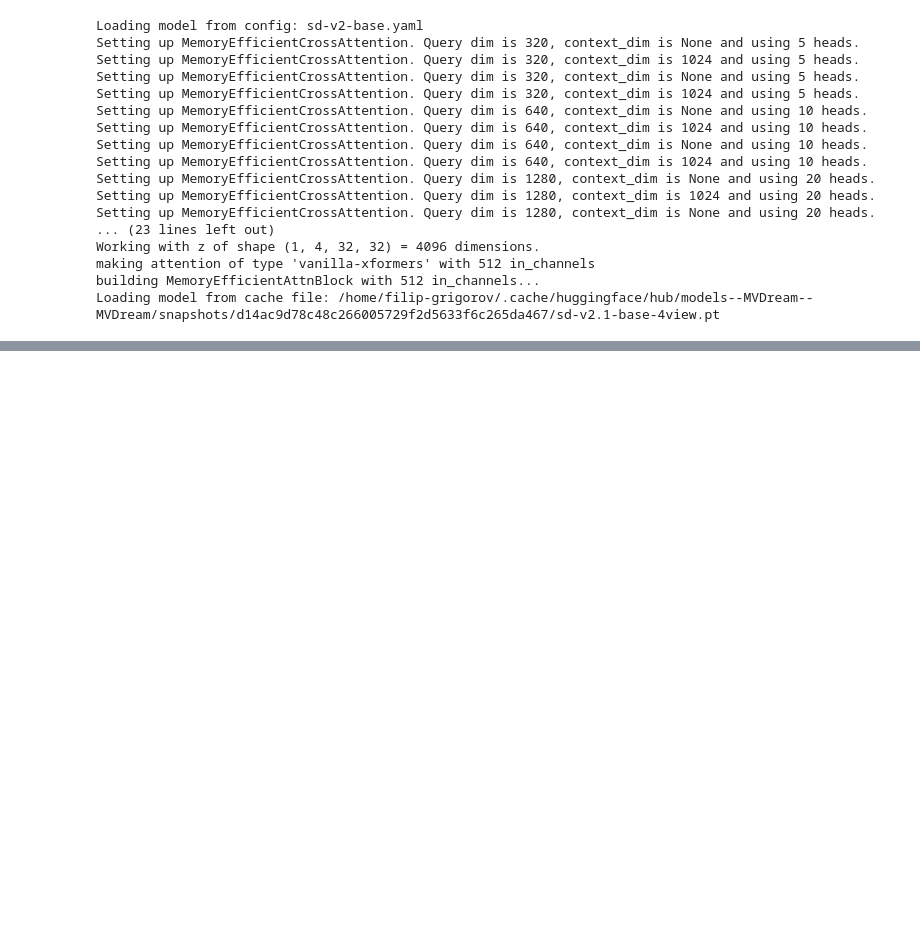
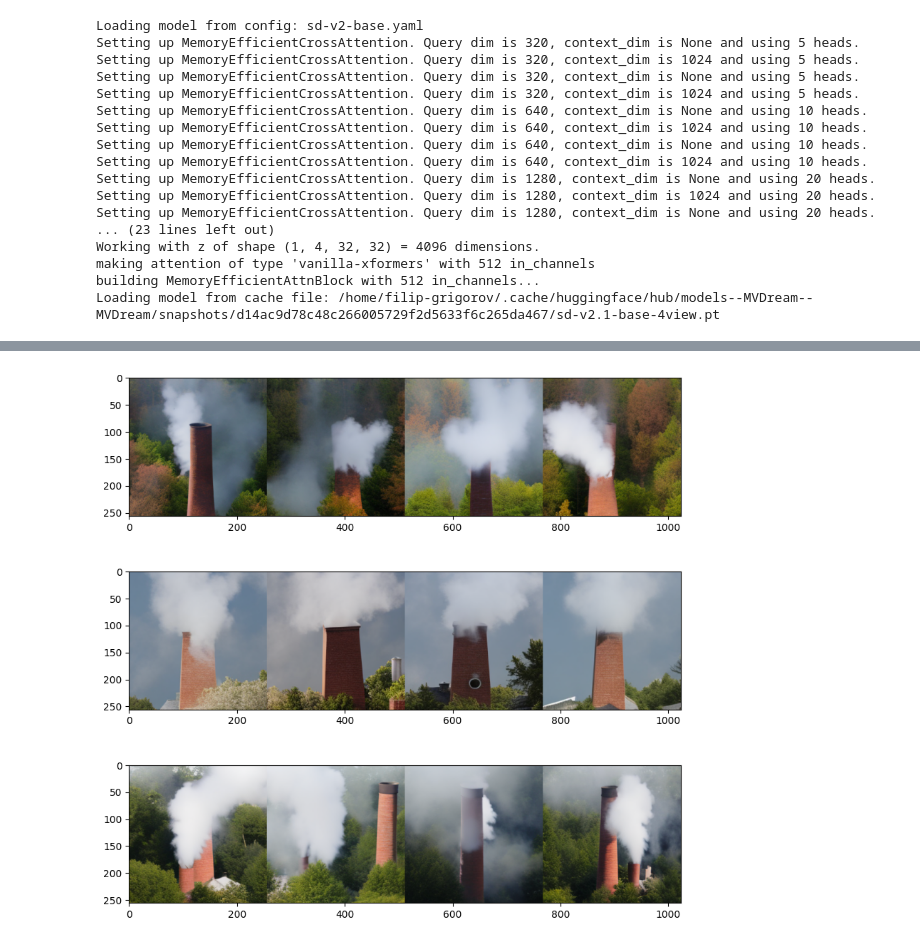
Before and after one commit to filipgrigorov-portfolio/mvdream_demo, a Jupyter notebook: scripts/demo.ipynb, the cells around one changed output, grey strips where cells are left out. Drawn from its saved outputs; the diff is of its cells as text; code cells hidden in the pictures; blank space fills up the shorter version.

```diff
--- a/scripts/demo.ipynb
+++ b/scripts/demo.ipynb
@@ -114,0 +141,9 @@ plt.show()
+# %%
+# scene 3
+IDX = 2
+num_batches = scenes[IDX].shape[0]
+fig, axes = plt.subplots(num_batches, 1, figsize=(10, 10))
+for i in range(num_batches):
+    axes[i].imshow(scenes[IDX][i])
+# %% [output]
+[figure, added]
```
Also changed, not shown: parts of 6 cells of this notebook.
